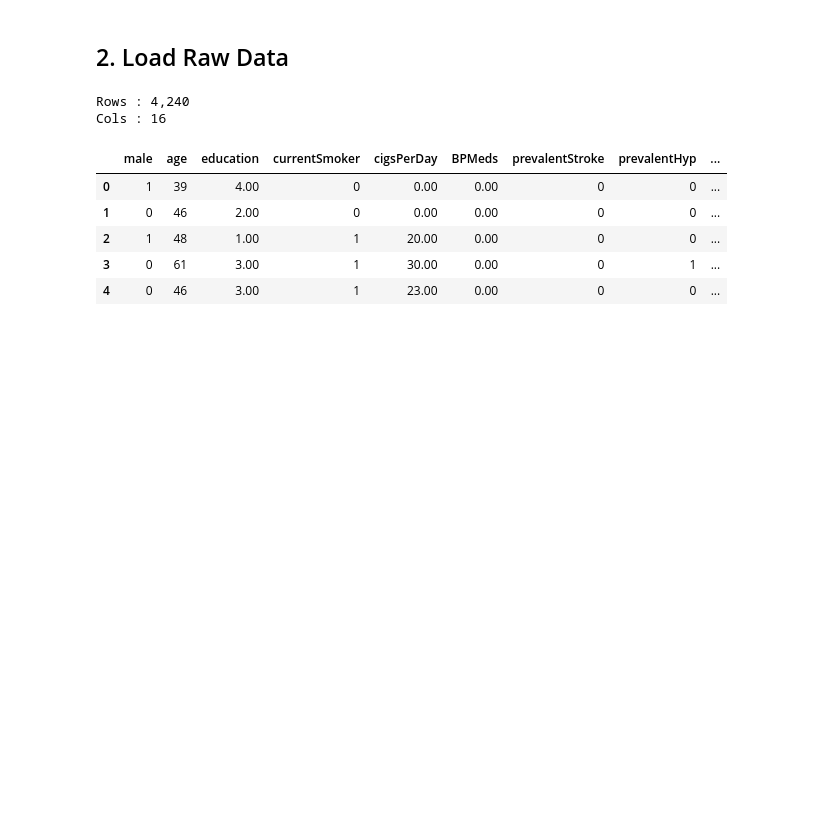
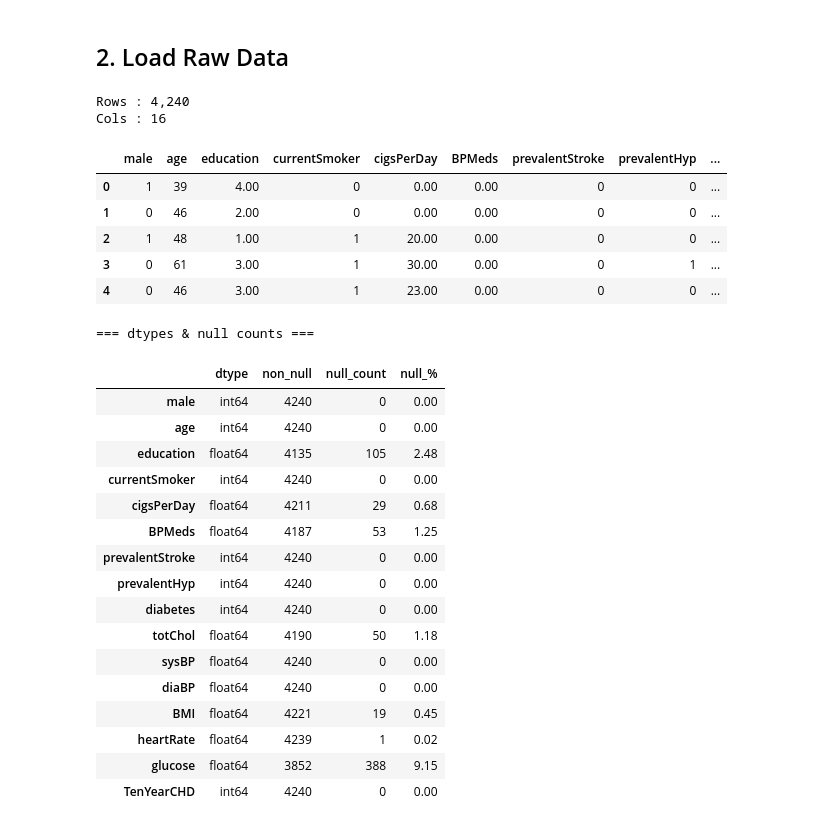
Before and after one commit to AhamedNismi-2000/framingham_heart_risk_analysis, a Jupyter notebook: Data_Clean/data_cleaning.ipynb, the cells around one changed output. Cells and saved outputs as stored; diff of their text form; code cells hidden in the pictures; blank space fills up the shorter version.

```diff
--- a/Data_Clean/data_cleaning.ipynb
+++ b/Data_Clean/data_cleaning.ipynb
@@ -69,0 +71,29 @@ Cols : 16
+# %%
+# ── Schema & dtypes ──────────────────────────────────────────────────────────
+print('=== dtypes & null counts ===')
+info = pd.DataFrame({
+    'dtype'     : df.dtypes,
+    'non_null'  : df.notnull().sum(),
+    'null_count': df.isnull().sum(),
+    'null_%'    : (df.isnull().sum() / len(df) * 100).round(2)
+})
+display(info)
+# %% [output]
+=== dtypes & null counts ===
+|  | dtype | non_null | null_count | null_% |
+| male | int64 | 4240 | 0 | 0.00 |
+| age | int64 | 4240 | 0 | 0.00 |
+| education | float64 | 4135 | 105 | 2.48 |
+| currentSmoker | int64 | 4240 | 0 | 0.00 |
+| cigsPerDay | float64 | 4211 | 29 | 0.68 |
+| BPMeds | float64 | 4187 | 53 | 1.25 |
+| prevalentStroke | int64 | 4240 | 0 | 0.00 |
+| prevalentHyp | int64 | 4240 | 0 | 0.00 |
+| diabetes | int64 | 4240 | 0 | 0.00 |
+| totChol | float64 | 4190 | 50 | 1.18 |
+| sysBP | float64 | 4240 | 0 | 0.00 |
+| diaBP | float64 | 4240 | 0 | 0.00 |
+| BMI | float64 | 4221 | 19 | 0.45 |
+| heartRate | float64 | 4239 | 1 | 0.02 |
+| glucose | float64 | 3852 | 388 | 9.15 |
+| TenYearCHD | int64 | 4240 | 0 | 0.00 |
```
Also changed, not shown: parts of 4 cells of this notebook.
